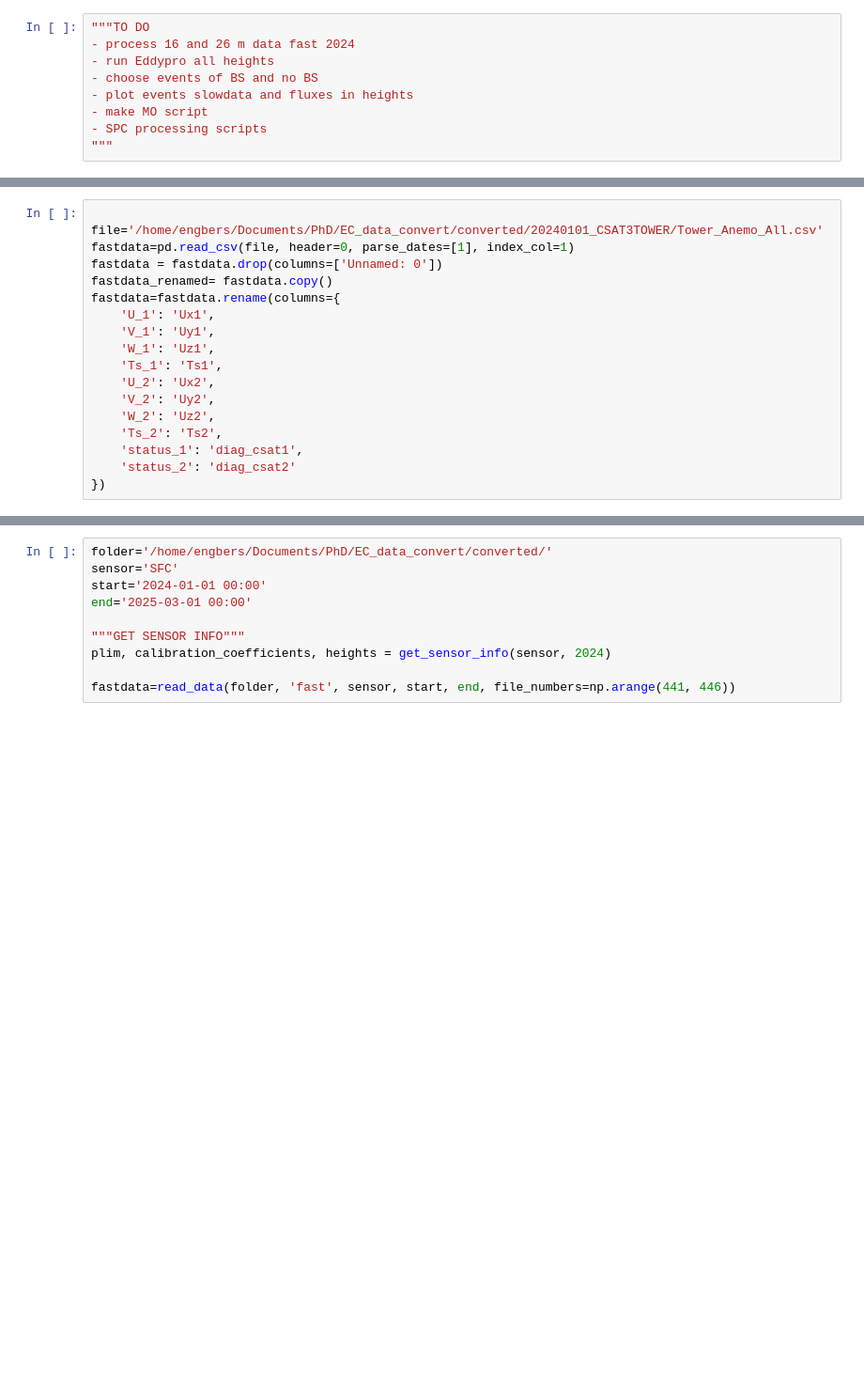
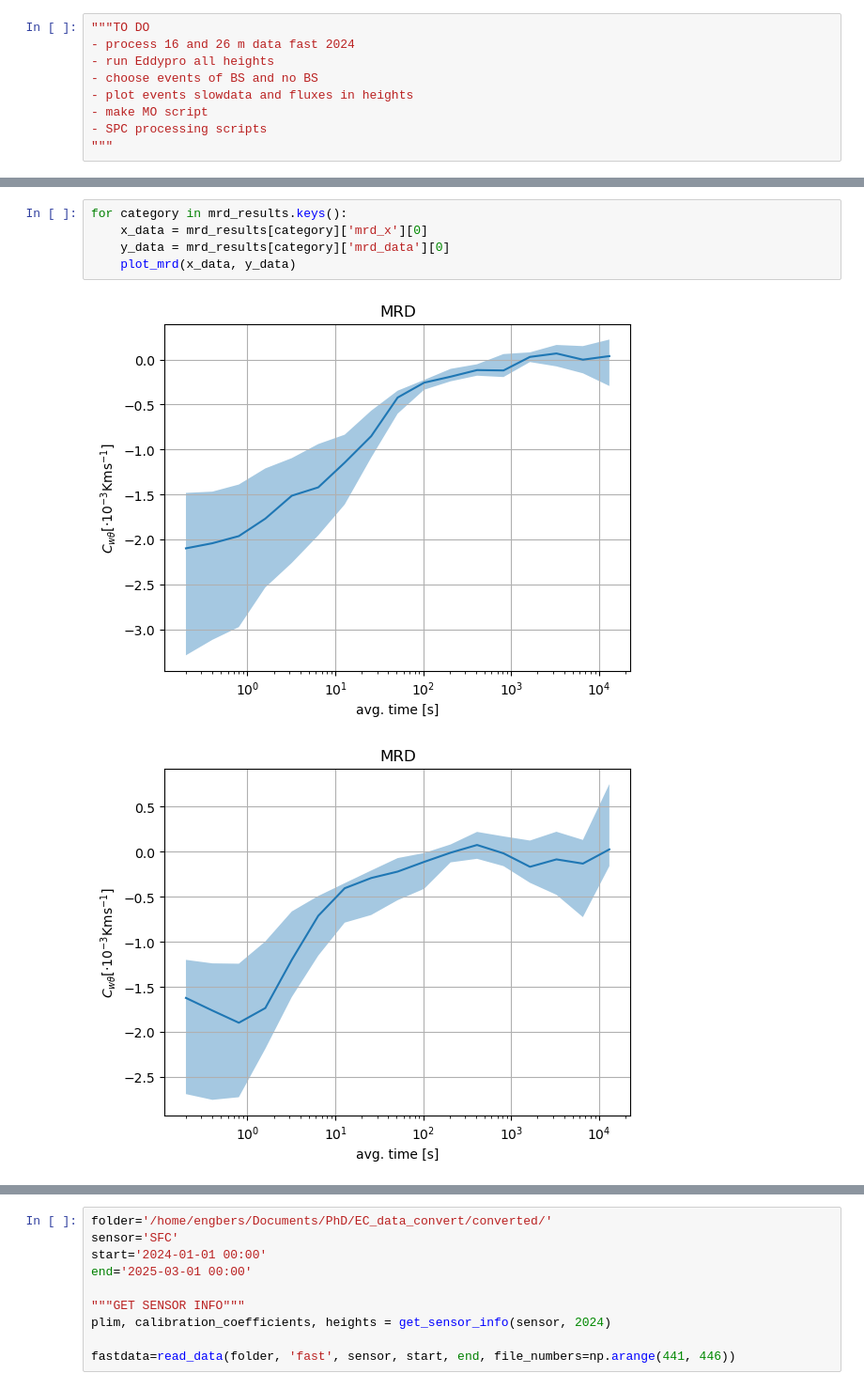
Before and after one commit to Rainette9/DataProcessingScripts, a Jupyter notebook: notebooks/Data_preprocess.ipynb, the cells around one changed output, grey strips where cells are left out. Shown at 94% size. Drawn from its saved outputs; the diff is of its cells as text; blank space fills up the shorter version.

```diff
--- a/notebooks/Data_preprocess.ipynb
+++ b/notebooks/Data_preprocess.ipynb
@@ -72,18 +71,0 @@ Reading data from /home/engbers/Documents/PhD/EC_data_convert/converted/20250821
-# %%
-
-file='/home/engbers/Documents/PhD/EC_data_convert/converted/20240101_CSAT3TOWER/Tower_Anemo_All.csv'
-fastdata=pd.read_csv(file, header=0, parse_dates=[1], index_col=1)
-fastdata = fastdata.drop(columns=['Unnamed: 0'])
-fastdata_renamed= fastdata.copy()
-fastdata=fastdata.rename(columns={
-    'U_1': 'Ux1',
-    'V_1': 'Uy1',
-    'W_1': 'Uz1',
-    'Ts_1': 'Ts1',
-    'U_2': 'Ux2',
-    'V_2': 'Uy2',
-    'W_2': 'Uz2',
-    'Ts_2': 'Ts2',
-    'status_1': 'diag_csat1',
-    'status_2': 'diag_csat2'
-})
@@ -130,0 +248,8 @@ def save_despiked_data(fastdata, despiked_fastdata, output_folder, sensor):
+# %%
+for category in mrd_results.keys():
+    x_data = mrd_results[category]['mrd_x'][0]
+    y_data = mrd_results[category]['mrd_data'][0]
+    plot_mrd(x_data, y_data)
+# %% [output]
+[figure, added]
+[figure, added]
```
Also changed, not shown: parts of 13 cells of this notebook, 18 other files.
